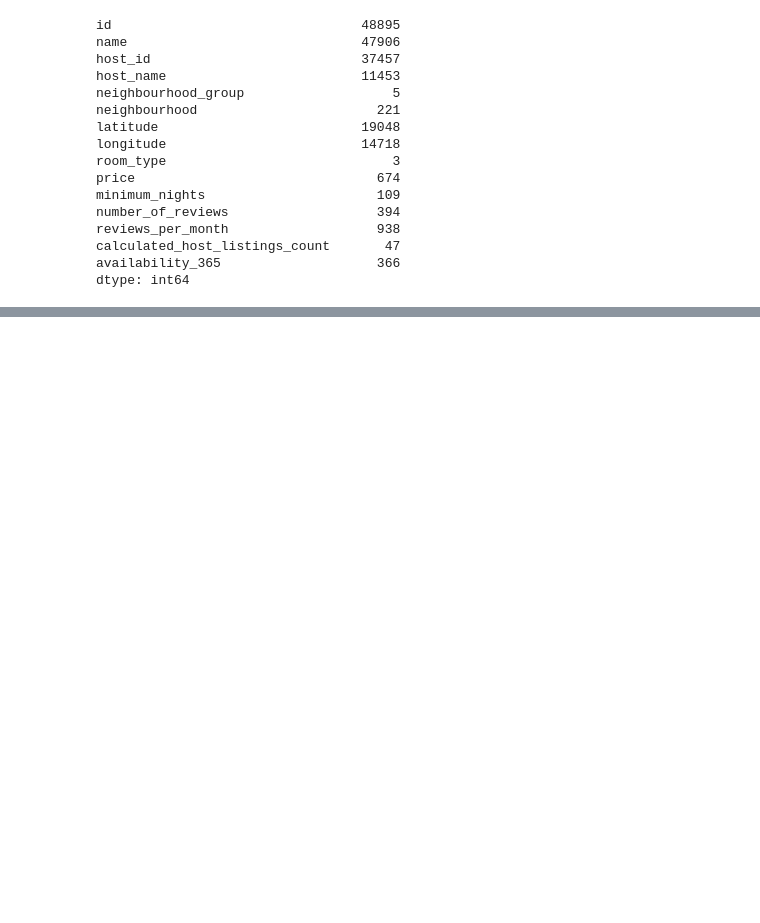
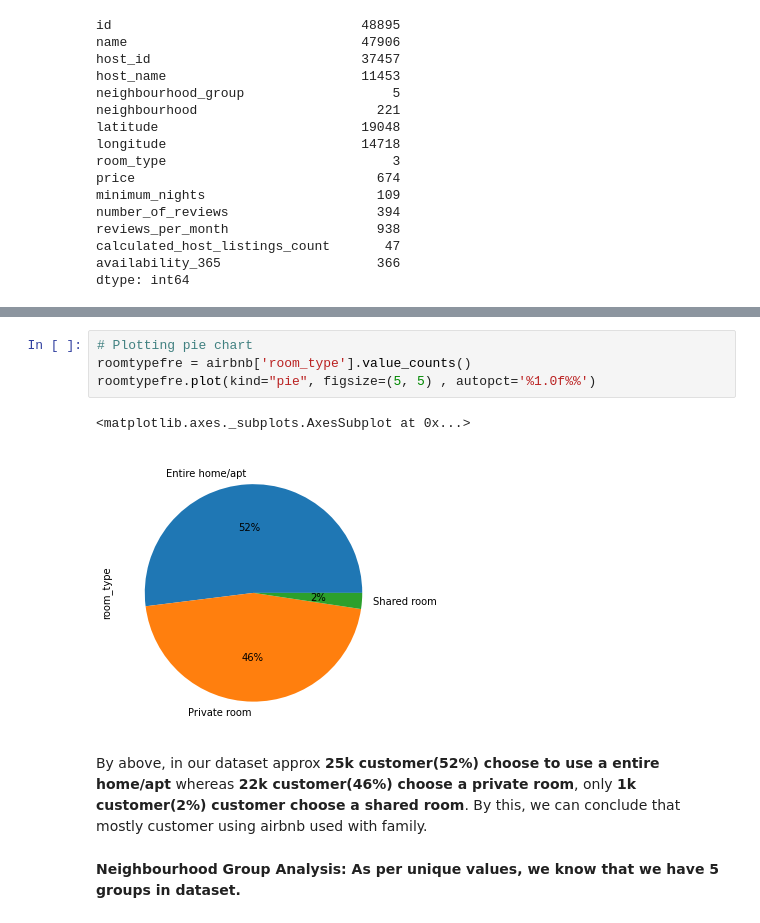
Before and after one commit to abhinavsingh-github/airbnb-booking-analysis, a Jupyter notebook: Abhinav_Singh_Airbnb_Bookings_Analysis_Capstone_Project.ipynb, the cells around one changed output, grey strips where cells are left out. Cells and saved outputs as stored; diff of their text form; blank space fills up the shorter version.

```diff
--- a/Abhinav_Singh_Airbnb_Bookings_Analysis_Capstone_Project.ipynb
+++ b/Abhinav_Singh_Airbnb_Bookings_Analysis_Capstone_Project.ipynb
@@ -146,0 +191,11 @@ dtype: int64
+# %%
+# Plotting pie chart
+roomtypefre = airbnb['room_type'].value_counts()
+roomtypefre.plot(kind="pie", figsize=(5, 5) , autopct='%1.0f%%')
+# %% [output]
+<matplotlib.axes._subplots.AxesSubplot at 0x...>
+[figure, added]
+# %% [markdown]
+By above, in our dataset approx **25k customer(52%) choose to use a entire home/apt** whereas **22k customer(46%) choose a private room**, only **1k customer(2%) customer choose a shared room**. By this, we can conclude that mostly customer using airbnb used with family.
+# %% [markdown]
+**Neighbourhood Group Analysis: As per unique values, we know that we have 5 groups in dataset.**
```
Also changed, not shown: parts of 9 cells of this notebook.
